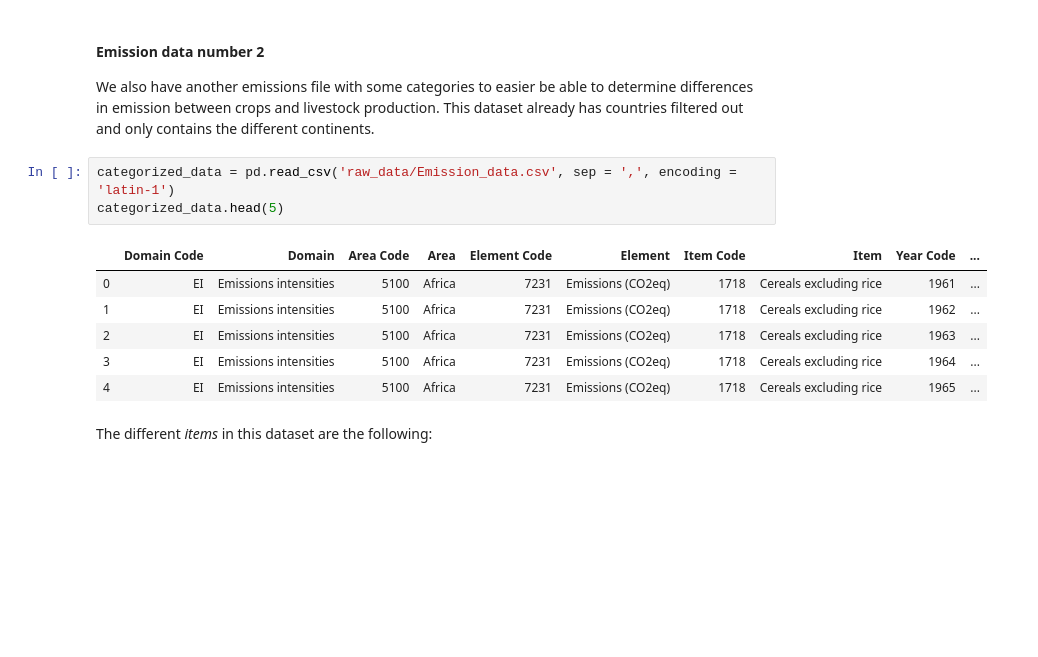
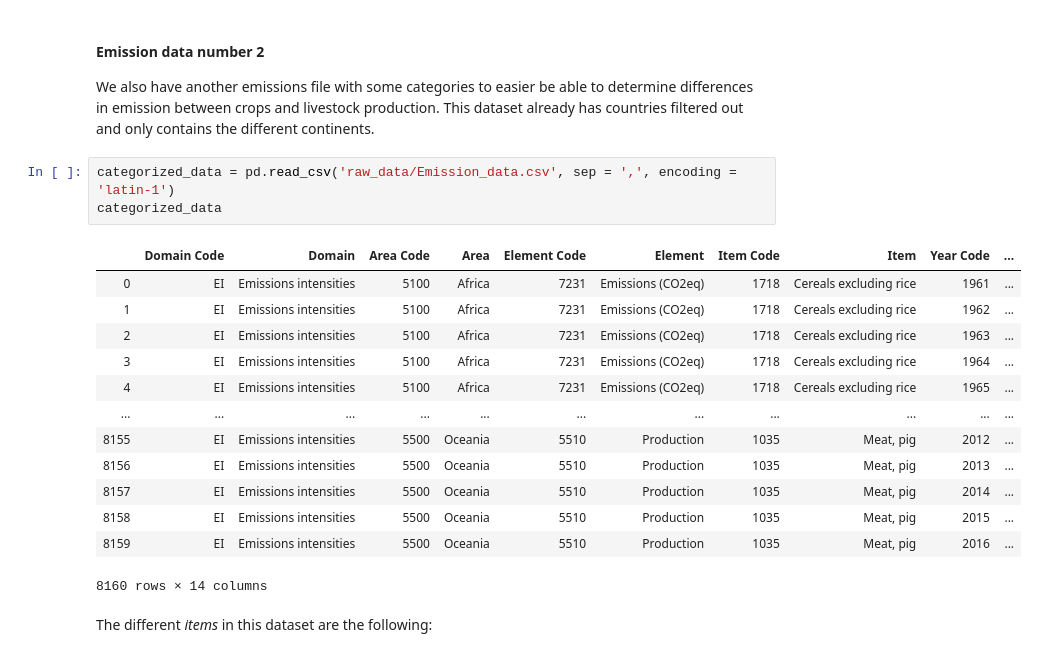
Before and after one commit to theodorhusefest/ADA-2019-project1-sovellettu-tiedon-analysoint, a Jupyter notebook: emissions_cleaning.ipynb, the cells around one changed output. Saved outputs shown, nothing was run; the diff lists cells and outputs as text; blank space fills up the shorter version.

Commit message:
changes to emissions

```diff
--- a/emissions_cleaning.ipynb
+++ b/emissions_cleaning.ipynb
@@ -85,14 +90,21 @@ emission_continent.to_pickle('./data/pickles/agriculture_emissions_continents.pk
 We also have another emissions file with some categories to easier be able to determine differences in emission between crops and livestock production. This dataset already has countries filtered out and only contains the different continents.
 # %%
 categorized_data = pd.read_csv('raw_data/Emission_data.csv', sep = ',', encoding = 'latin-1')
-categorized_data.head(5)
+categorized_data
 # %% [output]
 |  | Domain Code | Domain | Area Code | Area | Element Code | Element | Item Code | Item | Year Code | ... |
 | 0 | EI | Emissions intensities | 5100 | Africa | 7231 | Emissions (CO2eq) | 1718 | Cereals excluding rice | 1961 | ... |
 | 1 | EI | Emissions intensities | 5100 | Africa | 7231 | Emissions (CO2eq) | 1718 | Cereals excluding rice | 1962 | ... |
 | 2 | EI | Emissions intensities | 5100 | Africa | 7231 | Emissions (CO2eq) | 1718 | Cereals excluding rice | 1963 | ... |
 | 3 | EI | Emissions intensities | 5100 | Africa | 7231 | Emissions (CO2eq) | 1718 | Cereals excluding rice | 1964 | ... |
 | 4 | EI | Emissions intensities | 5100 | Africa | 7231 | Emissions (CO2eq) | 1718 | Cereals excluding rice | 1965 | ... |
+| ... | ... | ... | ... | ... | ... | ... | ... | ... | ... | ... |
+| 8155 | EI | Emissions intensities | 5500 | Oceania | 5510 | Production | 1035 | Meat, pig | 2012 | ... |
+| 8156 | EI | Emissions intensities | 5500 | Oceania | 5510 | Production | 1035 | Meat, pig | 2013 | ... |
+| 8157 | EI | Emissions intensities | 5500 | Oceania | 5510 | Production | 1035 | Meat, pig | 2014 | ... |
+| 8158 | EI | Emissions intensities | 5500 | Oceania | 5510 | Production | 1035 | Meat, pig | 2015 | ... |
+| 8159 | EI | Emissions intensities | 5500 | Oceania | 5510 | Production | 1035 | Meat, pig | 2016 | ... |
+8160 rows × 14 columns
 # %% [markdown]
 The different _items_ in this dataset are the following:
 # %%
```
Also changed, not shown: parts of 6 cells of this notebook.
